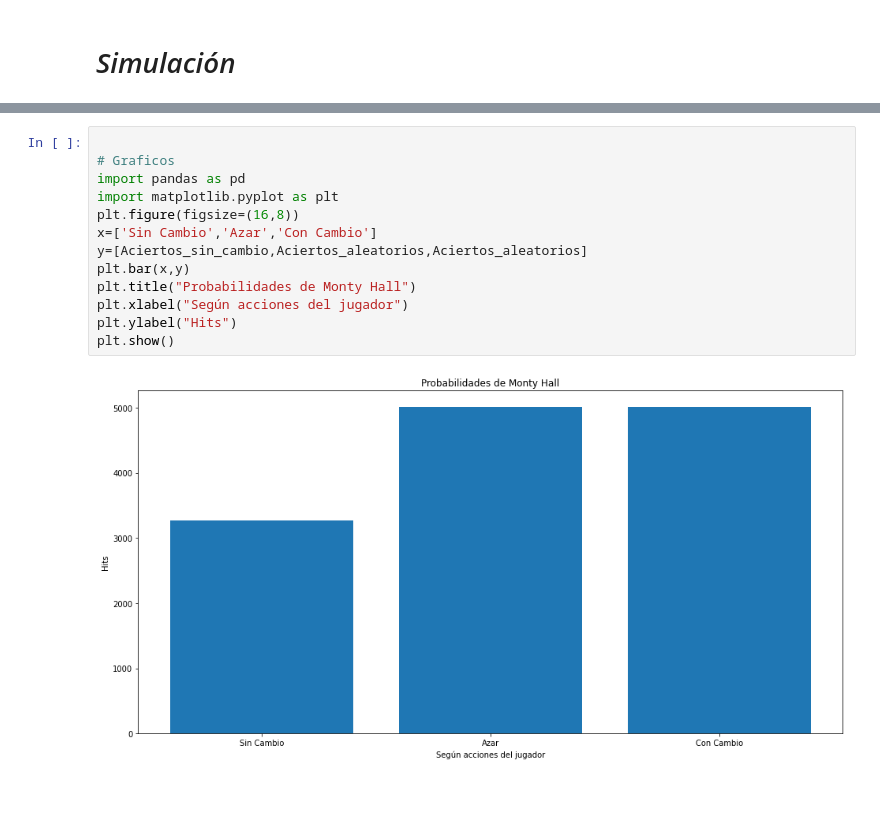
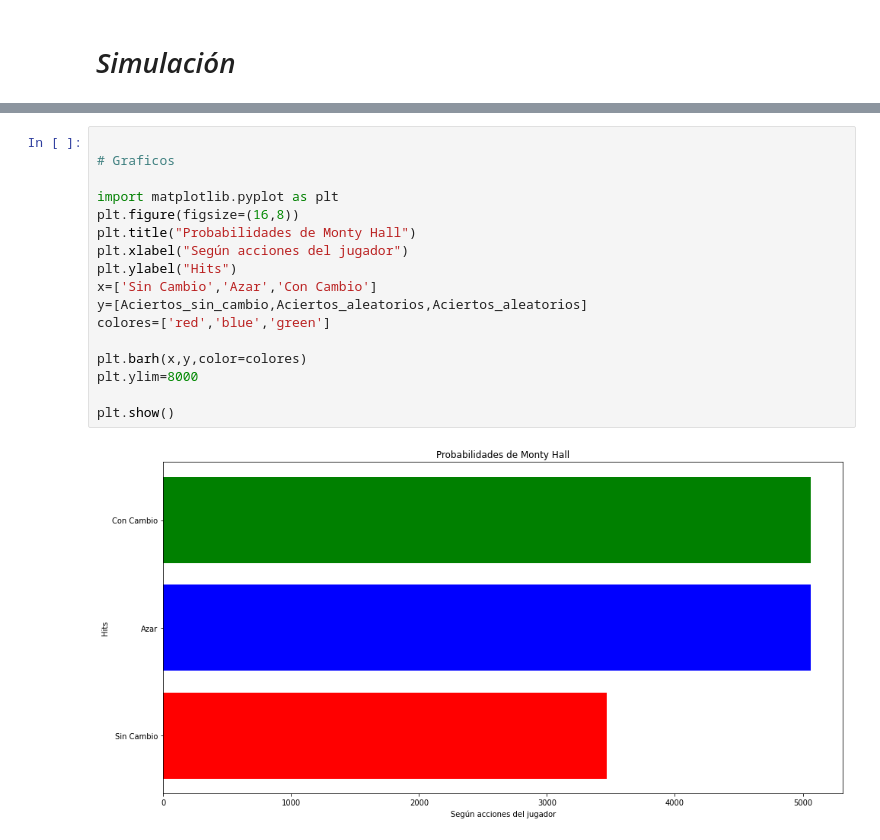
Before and after one commit to JuanCappelletti/DEEP-LEARMING-ITBA, a Jupyter notebook: MONTY HALL.ipynb, the cells around one changed output, grey strips where cells are left out. Drawn from its saved outputs; the diff is of its cells as text; blank space fills up the shorter version.

```diff
--- a/MONTY HALL.ipynb
+++ b/MONTY HALL.ipynb
@@ -81,18 +81,22 @@ Aciertos con cambios aleatorios de puerta:   5011
 # %%
 
 # Graficos
-import pandas as pd
+
 import matplotlib.pyplot as plt
 plt.figure(figsize=(16,8))
-x=['Sin Cambio','Azar','Con Cambio']
-y=[Aciertos_sin_cambio,Aciertos_aleatorios,Aciertos_aleatorios]
-plt.bar(x,y)
 plt.title("Probabilidades de Monty Hall")
 plt.xlabel("Según acciones del jugador")
 plt.ylabel("Hits")
+x=['Sin Cambio','Azar','Con Cambio']
+y=[Aciertos_sin_cambio,Aciertos_aleatorios,Aciertos_aleatorios]
+colores=['red','blue','green']
+
+plt.barh(x,y,color=colores)
+plt.ylim=8000
+
 plt.show()
 # %% [output]
-[figure, old version]
+[figure, new version]
 # %%
 plt.figure(figsize=(16,8))
 plt.plot(Acu_Aciertos_sin_cambios, label='No cambio')
```
Also changed, not shown: parts of 3 cells of this notebook.
